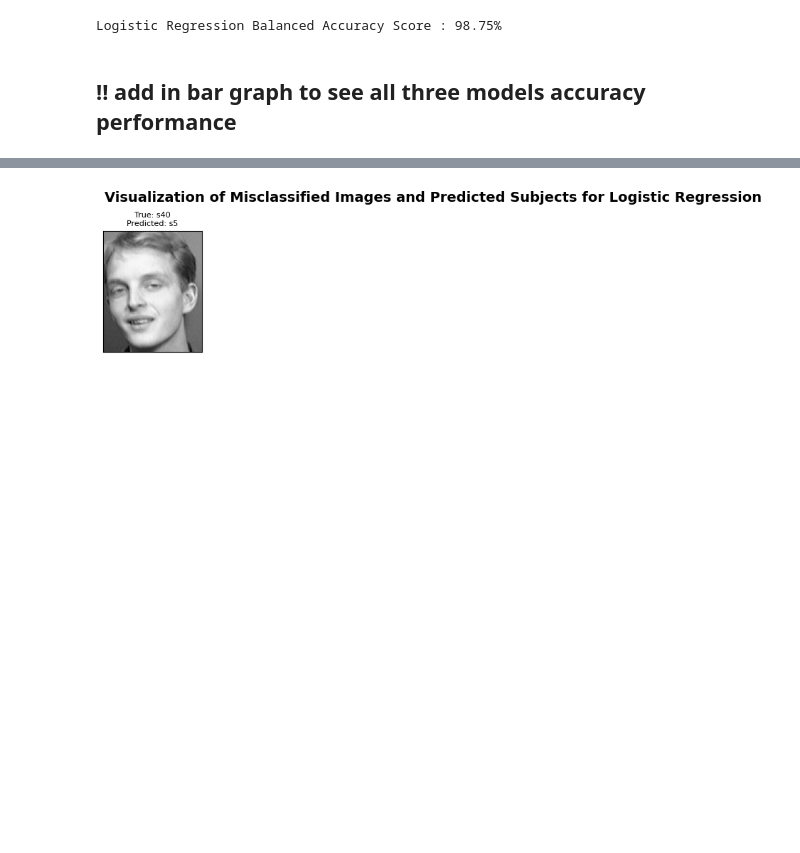
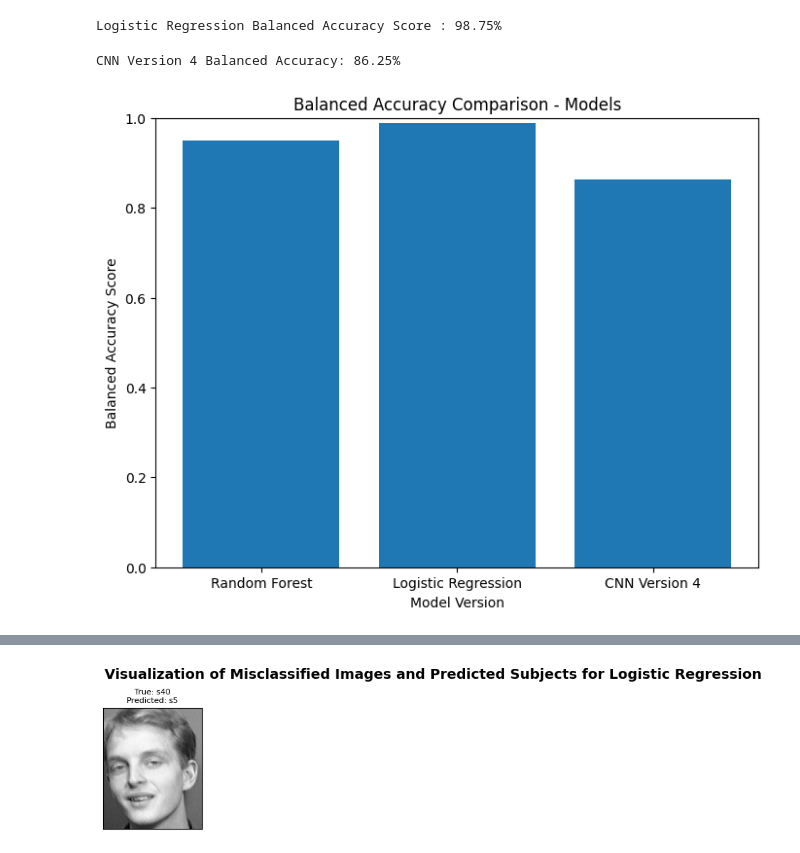
Before and after one commit to ShoaibFarooqui/Emotion-Classification, a Jupyter notebook: Project4.ipynb, the cells around one changed output, grey strips where cells are left out. Drawn from its saved outputs; the diff is of its cells as text; code cells hidden in the pictures; blank space fills up the shorter version.

```diff
--- a/Project4.ipynb
+++ b/Project4.ipynb
@@ -637,8 +686,29 @@ LR_balanced_accuracy_score = balanced_accuracy_score(y_test, LR_y_pred)
 print(f"Logistic Regression Balanced Accuracy Score : {LR_balanced_accuracy_score * 100:.2f}%")
 # %% [output]
 Logistic Regression Balanced Accuracy Score : 98.75%
-# %% [markdown]
-## !! add in bar graph to see all three models accuracy performance
+# %%
+# Calculate the balanced accuracy score for CNN Version 4
+balanced_acc_cnn_v4 = balanced_accuracy_score(np.argmax(y_test_encoded, axis=1), y_pred_cnn_v4)
+
+# Print the balanced accuracy score for CNN Version 4
+print(f"CNN Version 4 Balanced Accuracy: {balanced_acc_cnn_v4 * 100:.2f}%")
+# %% [output]
+CNN Version 4 Balanced Accuracy: 86.25%
+# %%
+# Define the model versions and their corresponding balanced accuracy scores
+model_versions = ['Random Forest', 'Logistic Regression', 'CNN Version 4']
+balanced_accuracy_scores = [RF_balanced_accuracy_score, LR_balanced_accuracy_score, balanced_acc_cnn_v4]
+
+# Create the bar plot
+plt.figure(figsize=(8, 6))
+plt.bar(model_versions, balanced_accuracy_scores)
+plt.ylim([0, 1])  # Set the y-axis limits to [0, 1]
+plt.xlabel('Model Version')
+plt.ylabel('Balanced Accuracy Score')
+plt.title('Balanced Accuracy Comparison - Models')
+plt.show()
+# %% [output]
+[figure, added]
 # %%
 # Display misclassified images along with text indicating True and Predicted subjects for Random Forest
 
```
Also changed, not shown: parts of 23 cells of this notebook.
